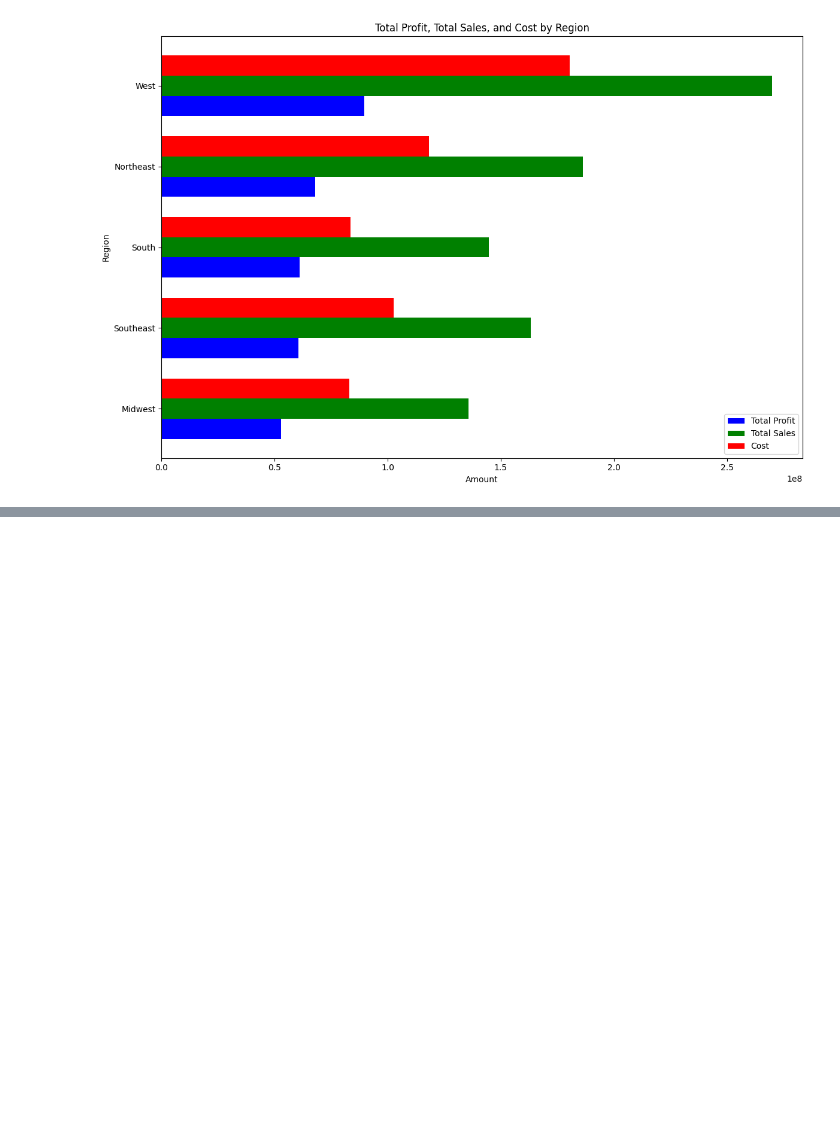
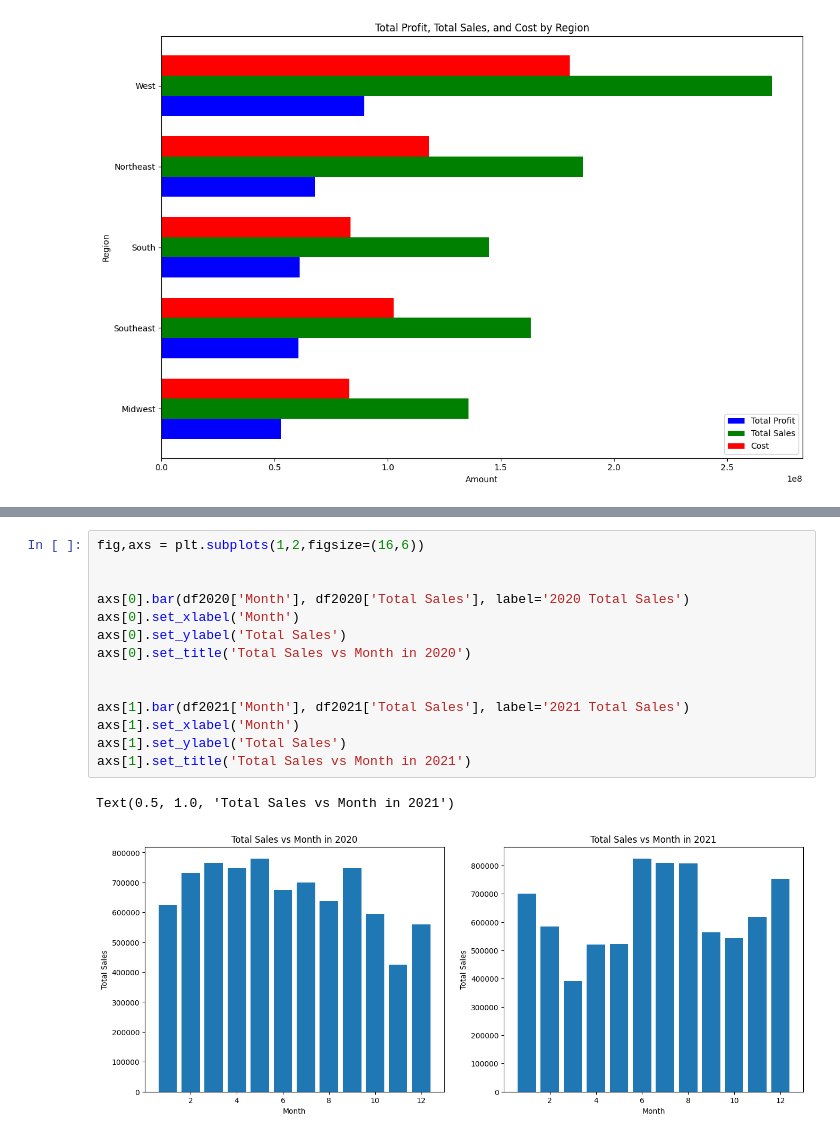
Before and after one commit to jaydenooi28/panda2, a Jupyter notebook: PandaTut.ipynb, the cells around one changed output, grey strips where cells are left out. Cells and saved outputs as stored; diff of their text form; blank space fills up the shorter version.

```diff
--- a/PandaTut.ipynb
+++ b/PandaTut.ipynb
@@ -530,0 +772,17 @@ plt.show()
+# %%
+fig,axs = plt.subplots(1,2,figsize=(16,6))
+
+
+axs[0].bar(df2020['Month'], df2020['Total Sales'], label='2020 Total Sales')
+axs[0].set_xlabel('Month')
+axs[0].set_ylabel('Total Sales')
+axs[0].set_title('Total Sales vs Month in 2020')
+
+
+axs[1].bar(df2021['Month'], df2021['Total Sales'], label='2021 Total Sales')
+axs[1].set_xlabel('Month')
+axs[1].set_ylabel('Total Sales')
+axs[1].set_title('Total Sales vs Month in 2021')
+# %% [output]
+Text(0.5, 1.0, 'Total Sales vs Month in 2021')
+[figure, added]
```
Also changed, not shown: parts of 21 cells of this notebook, 4 other files.
